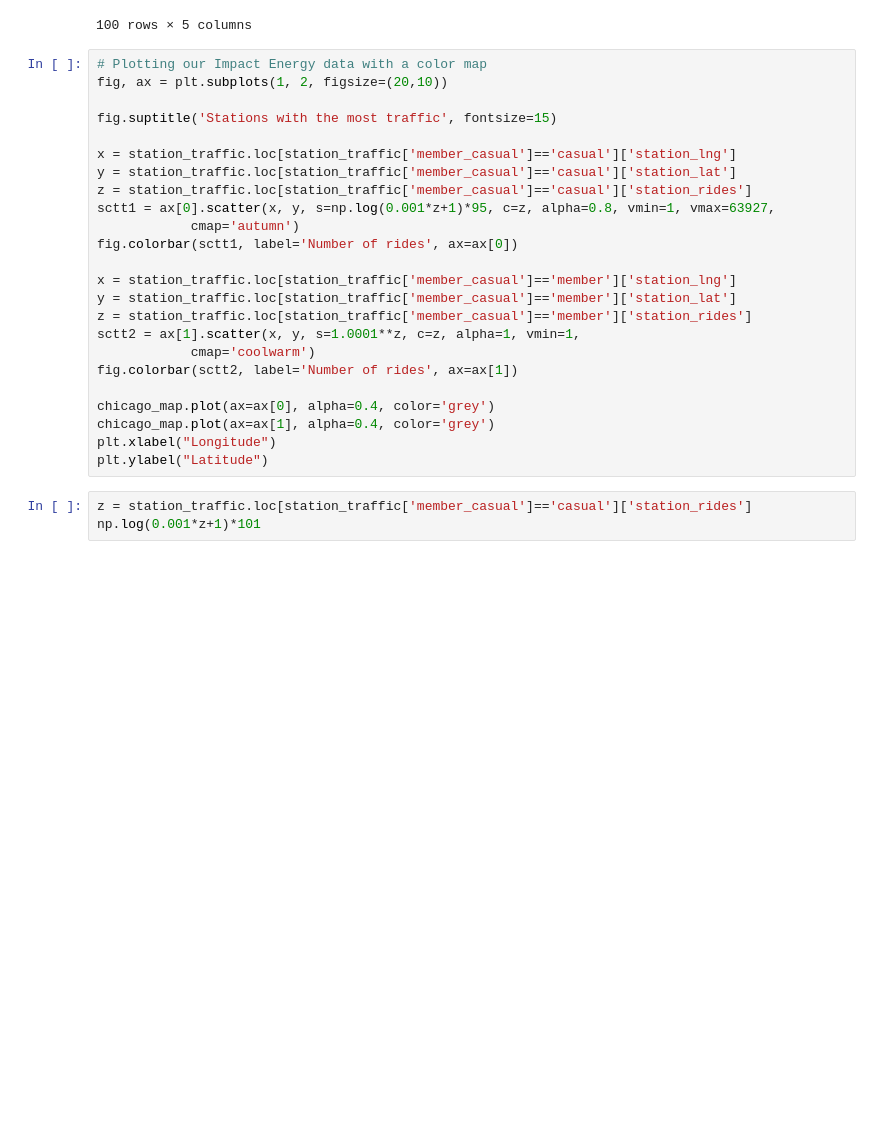
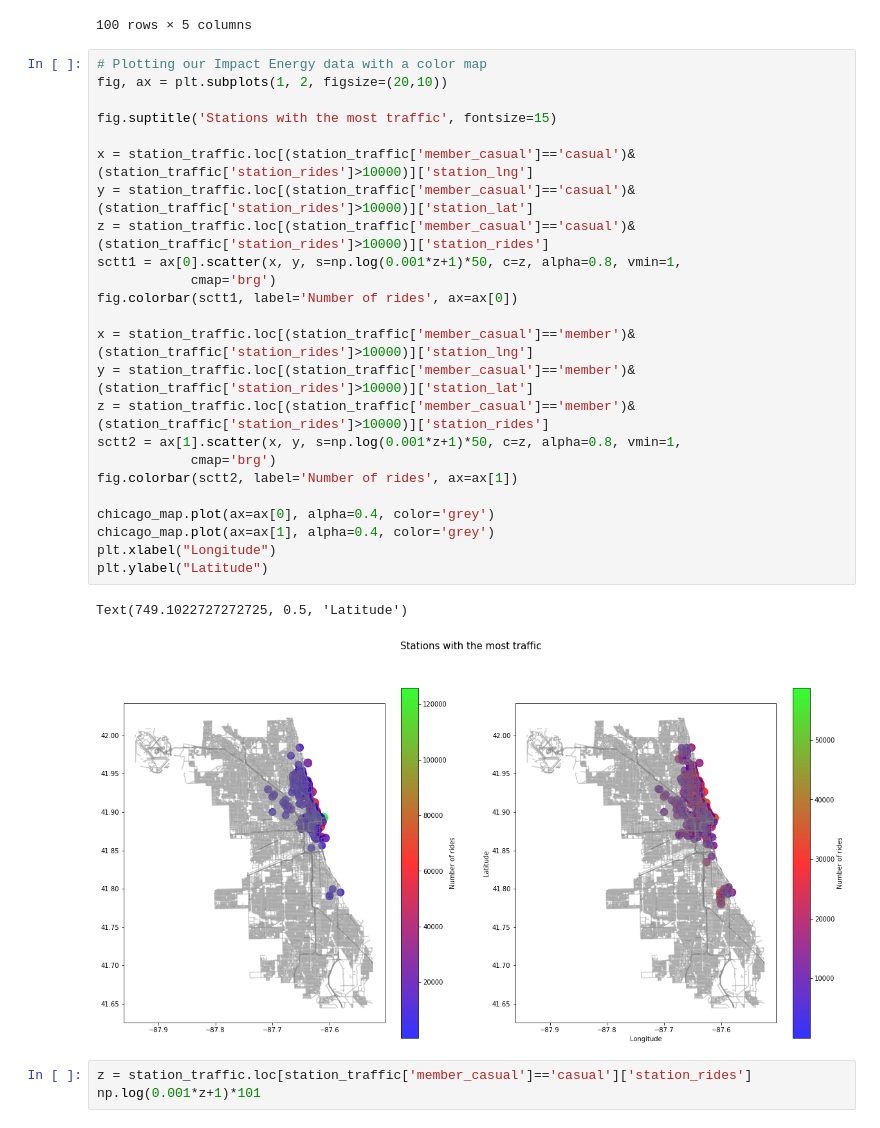
Before and after one commit to AlvaroValdelamar/Google-Data-Capstone-Project, a Jupyter notebook: src/main_script.ipynb, the cells around one changed output. Cells and saved outputs as stored; diff of their text form; blank space fills up the shorter version.

```diff
--- a/src/main_script.ipynb
+++ b/src/main_script.ipynb
@@ -984,27 +961,30 @@ station_traffic.head(100)
 # %%
 # Plotting our Impact Energy data with a color map
 fig, ax = plt.subplots(1, 2, figsize=(20,10))
 
 fig.suptitle('Stations with the most traffic', fontsize=15)
 
-x = station_traffic.loc[station_traffic['member_casual']=='casual']['station_lng']
-y = station_traffic.loc[station_traffic['member_casual']=='casual']['station_lat']
-z = station_traffic.loc[station_traffic['member_casual']=='casual']['station_rides']
-sctt1 = ax[0].scatter(x, y, s=np.log(0.001*z+1)*95, c=z, alpha=0.8, vmin=1, vmax=63927,
-            cmap='autumn')
+x = station_traffic.loc[(station_traffic['member_casual']=='casual')&(station_traffic['station_rides']>10000)]['station_lng']
+y = station_traffic.loc[(station_traffic['member_casual']=='casual')&(station_traffic['station_rides']>10000)]['station_lat']
+z = station_traffic.loc[(station_traffic['member_casual']=='casual')&(station_traffic['station_rides']>10000)]['station_rides']
+sctt1 = ax[0].scatter(x, y, s=np.log(0.001*z+1)*50, c=z, alpha=0.8, vmin=1,
+            cmap='brg')
 fig.colorbar(sctt1, label='Number of rides', ax=ax[0])
 
-x = station_traffic.loc[station_traffic['member_casual']=='member']['station_lng']
-y = station_traffic.loc[station_traffic['member_casual']=='member']['station_lat']
-z = station_traffic.loc[station_traffic['member_casual']=='member']['station_rides']
-sctt2 = ax[1].scatter(x, y, s=1.0001**z, c=z, alpha=1, vmin=1,
-            cmap='coolwarm')
+x = station_traffic.loc[(station_traffic['member_casual']=='member')&(station_traffic['station_rides']>10000)]['station_lng']
+y = station_traffic.loc[(station_traffic['member_casual']=='member')&(station_traffic['station_rides']>10000)]['station_lat']
+z = station_traffic.loc[(station_traffic['member_casual']=='member')&(station_traffic['station_rides']>10000)]['station_rides']
+sctt2 = ax[1].scatter(x, y, s=np.log(0.001*z+1)*50, c=z, alpha=0.8, vmin=1,
+            cmap='brg')
 fig.colorbar(sctt2, label='Number of rides', ax=ax[1])
 
 chicago_map.plot(ax=ax[0], alpha=0.4, color='grey')
 chicago_map.plot(ax=ax[1], alpha=0.4, color='grey')
 plt.xlabel("Longitude")
 plt.ylabel("Latitude")
+# %% [output]
+Text(749.1022727272725, 0.5, 'Latitude')
+[figure, added]
 # %%
 z = station_traffic.loc[station_traffic['member_casual']=='casual']['station_rides']
 np.log(0.001*z+1)*101
```
Also changed, not shown: parts of 6 cells of this notebook.
